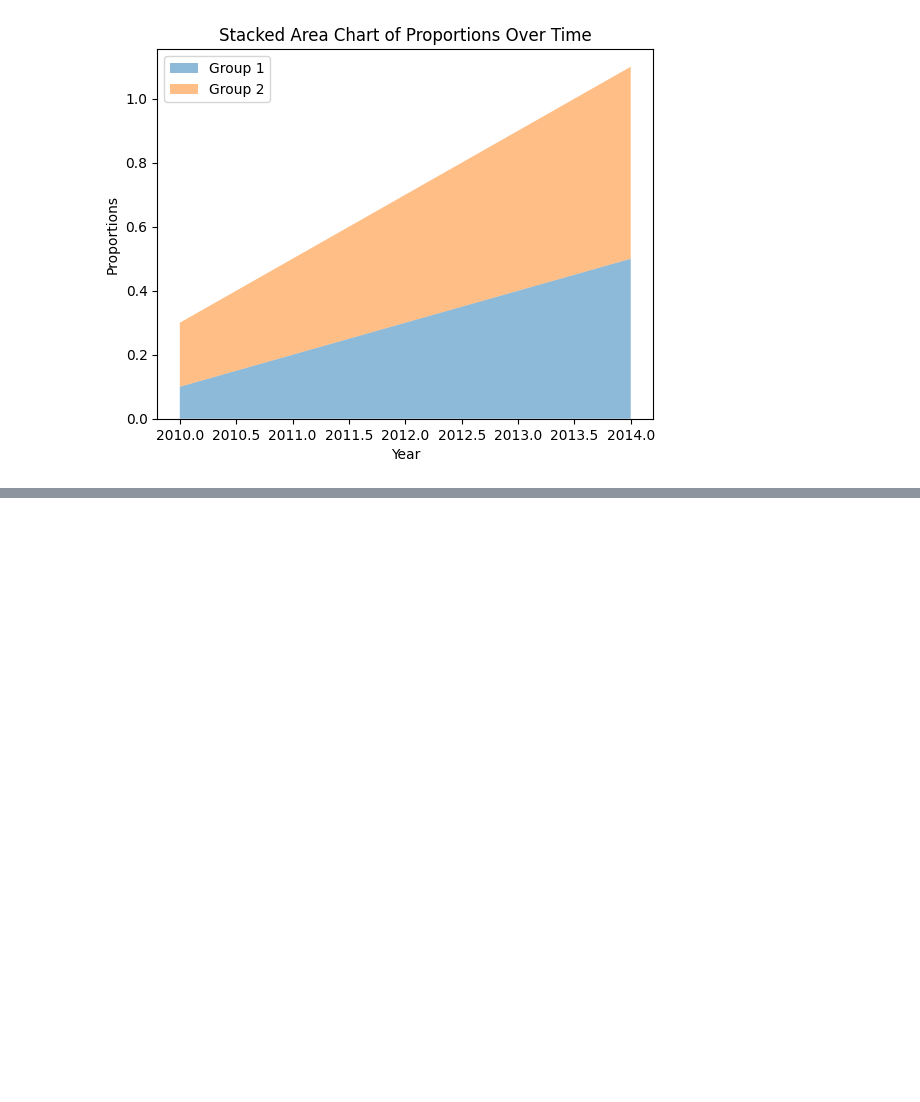
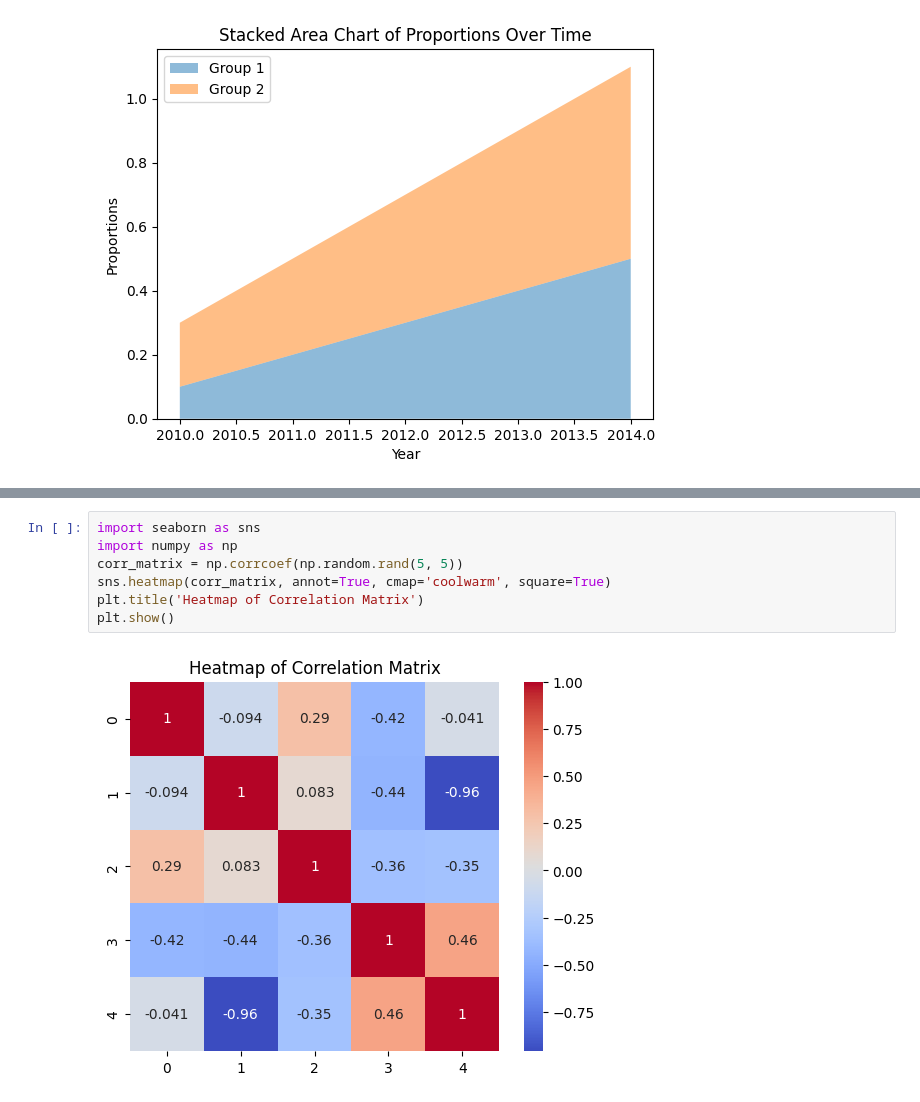
Before and after one commit to PradeepChigadani/Pradeep, a Jupyter notebook: Untitled2.ipynb, the cells around one changed output, grey strips where cells are left out. Saved outputs shown, nothing was run; the diff lists cells and outputs as text; blank space fills up the shorter version.

```diff
--- a/Untitled2.ipynb
+++ b/Untitled2.ipynb
@@ -171,0 +198,9 @@ plt.show()
+# %%
+import seaborn as sns
+import numpy as np
+corr_matrix = np.corrcoef(np.random.rand(5, 5))
+sns.heatmap(corr_matrix, annot=True, cmap='coolwarm', square=True)
+plt.title('Heatmap of Correlation Matrix')
+plt.show()
+# %% [output]
+[figure, added]
```
Also changed, not shown: parts of 4 cells of this notebook.
